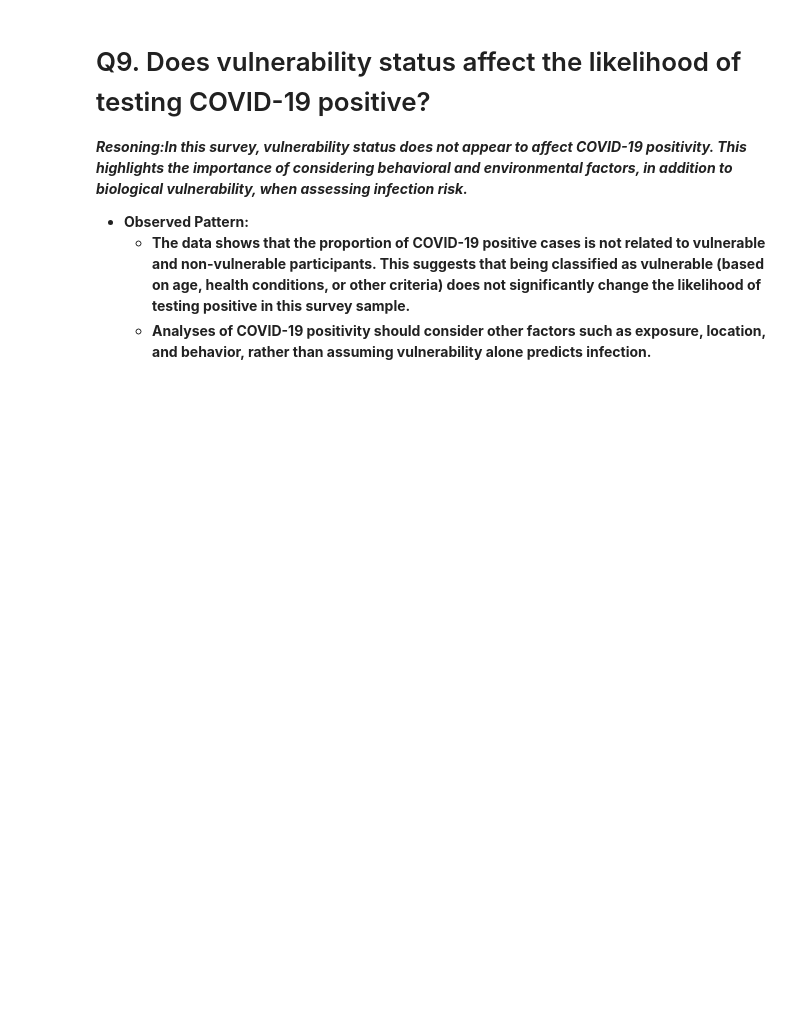
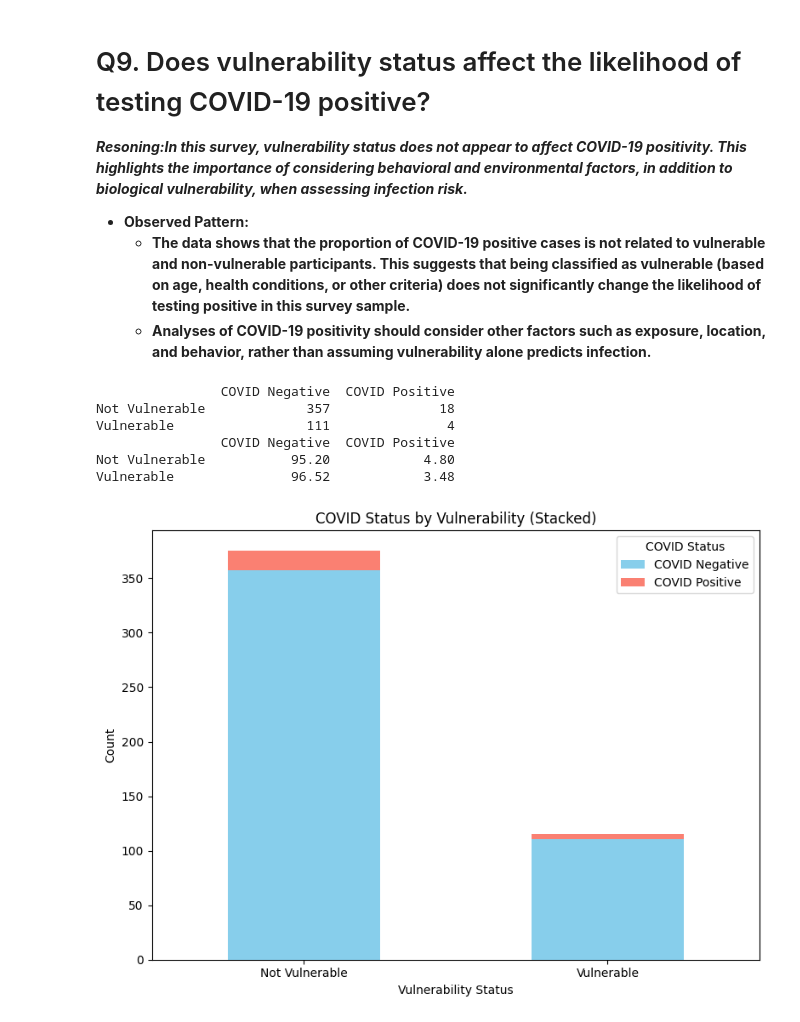
Before and after one commit to neeturathaur-sys/Team8_PyMaster_PythonHackathon_December25, a Jupyter notebook: Neetu/Team8_PyMaster_3_PrescriptiveAnalysis.ipynb, the cells around one changed output. Drawn from its saved outputs; the diff is of its cells as text; code cells hidden in the pictures; blank space fills up the shorter version.

```diff
--- a/Neetu/Team8_PyMaster_3_PrescriptiveAnalysis.ipynb
+++ b/Neetu/Team8_PyMaster_3_PrescriptiveAnalysis.ipynb
@@ -563,17 +540,40 @@ plt.show()
 # %%
 df_vuln_covid = df3[['vulnerable', 'covid_positive']].dropna()
 
 # Ensure columns are integers
 df_vuln_covid['vulnerable'] = df_vuln_covid['vulnerable'].astype(int)
 df_vuln_covid['covid_positive'] = df_vuln_covid['covid_positive'].astype(int)
 
 vuln_covid_counts = pd.crosstab(
     df_vuln_covid['vulnerable'],
     df_vuln_covid['covid_positive']
 )
 
 # Rename columns and index for clarity
 vuln_covid_counts.columns = ['COVID Negative', 'COVID Positive']
 vuln_covid_counts.index = ['Not Vulnerable', 'Vulnerable']
 
 print(vuln_covid_counts)
+vuln_covid_percent = vuln_covid_counts.div(vuln_covid_counts.sum(axis=1), axis=0) * 100
+
+# Optional: round for better readability
+vuln_covid_percent = vuln_covid_percent.round(2)
+
+print(vuln_covid_percent)
+# Stacked bar chart
+vuln_covid_counts.plot(kind='bar', stacked=True, figsize=(8,6), color=['skyblue', 'salmon'])
+plt.title('COVID Status by Vulnerability (Stacked)')
+plt.xlabel('Vulnerability Status')
+plt.ylabel('Count')
+plt.xticks(rotation=0)
+plt.legend(title='COVID Status')
+plt.tight_layout()
+plt.show()
+# %% [output]
+                COVID Negative  COVID Positive
+Not Vulnerable             357              18
+Vulnerable                 111               4
+                COVID Negative  COVID Positive
+Not Vulnerable           95.20            4.80
+Vulnerable               96.52            3.48
+[figure, added]
```
Also changed, not shown: parts of 7 cells of this notebook.
